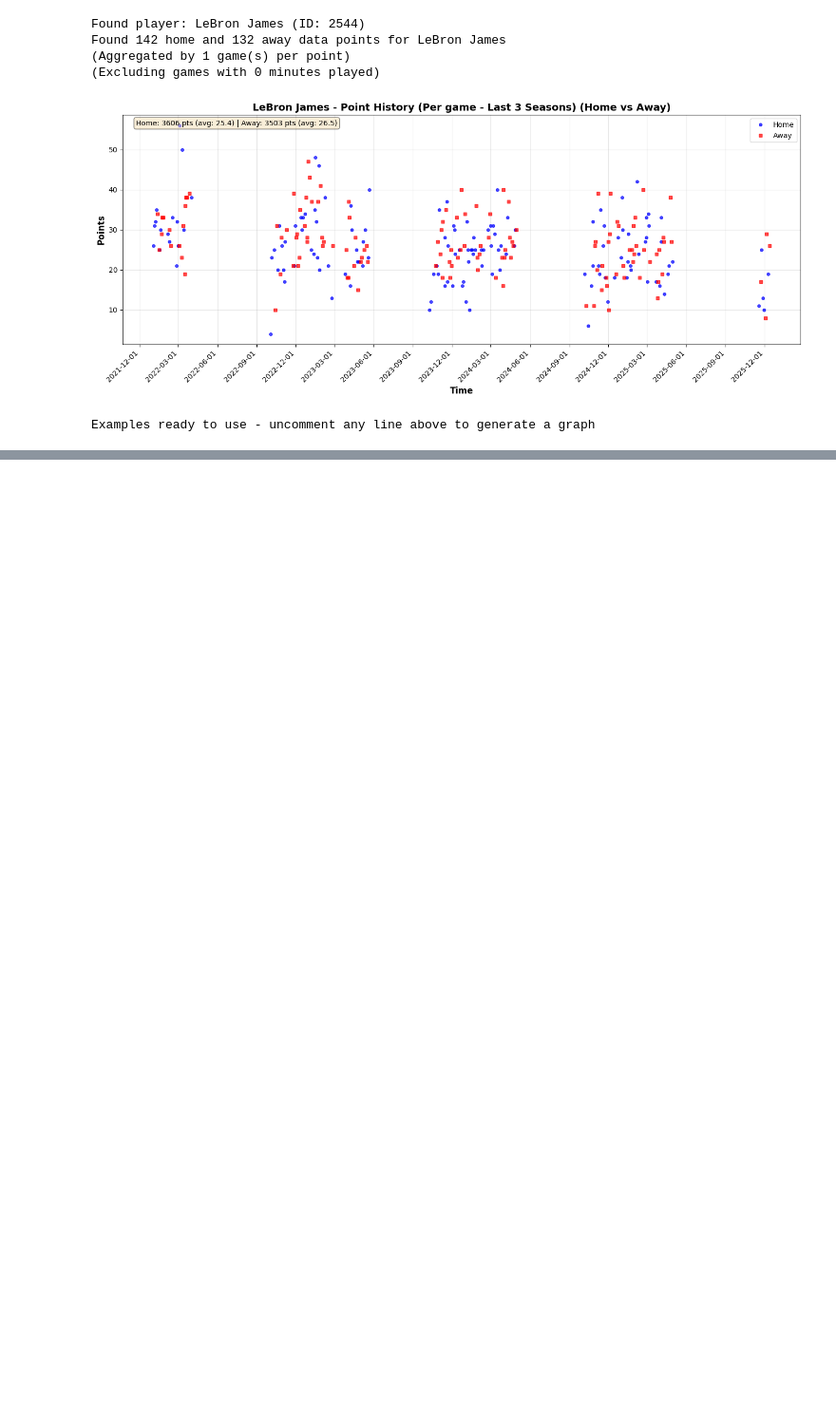
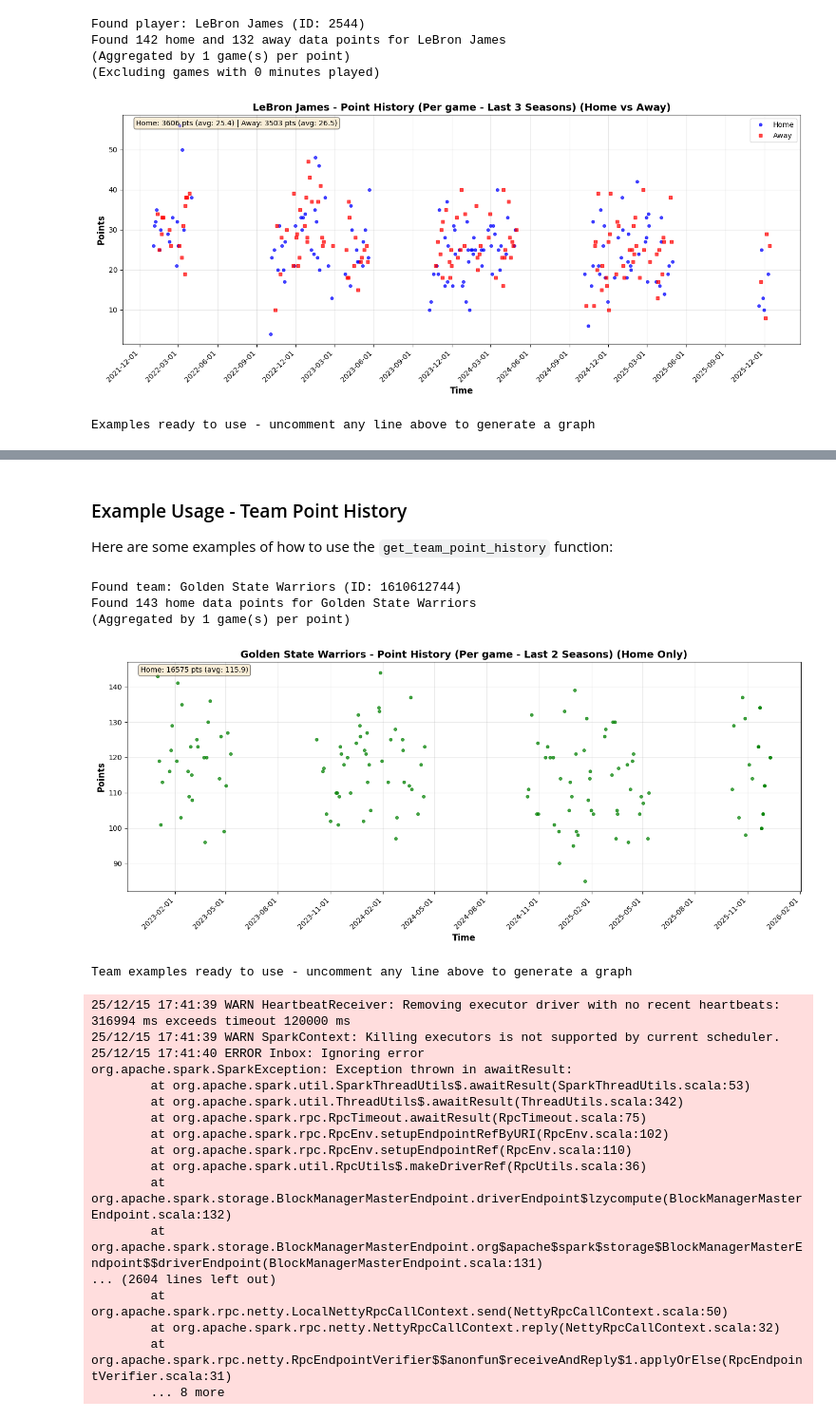
Before and after one commit to AdrianGri/nba-mcp, a Jupyter notebook: nba_spark_analysis.ipynb, the cells around one changed output, grey strips where cells are left out. Shown at 95% size. Cells and saved outputs as stored; diff of their text form; code cells hidden in the pictures; blank space fills up the shorter version.

Commit message:
team analysis

```diff
--- a/nba_spark_analysis.ipynb
+++ b/nba_spark_analysis.ipynb
@@ -531,0 +722,45 @@ Examples ready to use - uncomment any line above to generate a graph
+# %% [markdown]
+### Example Usage - Team Point History
+
+Here are some examples of how to use the `get_team_point_history` function:
+# %%
+# Example 1: Show both home and away games for Lakers
+# get_team_point_history("Lakers", 3, games_per_point=1, show_home=True, show_away=True)
+
+# Example 2: Show only home games for Warriors
+get_team_point_history("Warriors", 2, games_per_point=1, show_home=True, show_away=False)
+
+# Example 3: Show only away games for Celtics
+# get_team_point_history("Celtics", 1, games_per_point=1, show_home=False, show_away=True)
+
+# Example 4: Sum of 5 games, home only for Bucks
+# get_team_point_history("Bucks", 5, games_per_point=5, show_home=True, show_away=False)
+
+# Example 5: Sum of 10 games for Heat
+# get_team_point_history("Heat", 10, games_per_point=10, show_home=True, show_away=True)
+
+# Uncomment any example above to run it
+print("Team examples ready to use - uncomment any line above to generate a graph")
+# %% [output]
+Found team: Golden State Warriors (ID: 1610612744)
+Found 143 home data points for Golden State Warriors
+(Aggregated by 1 game(s) per point)
+[figure, added]
+Team examples ready to use - uncomment any line above to generate a graph
+25/12/15 17:41:39 WARN HeartbeatReceiver: Removing executor driver with no recent heartbeats: 316994 ms exceeds timeout 120000 ms
+25/12/15 17:41:39 WARN SparkContext: Killing executors is not supported by current scheduler.
+25/12/15 17:41:40 ERROR Inbox: Ignoring error
+org.apache.spark.SparkException: Exception thrown in awaitResult:
+        at org.apache.spark.util.SparkThreadUtils$.awaitResult(SparkThreadUtils.scala:53)
+        at org.apache.spark.util.ThreadUtils$.awaitResult(ThreadUtils.scala:342)
+        at org.apache.spark.rpc.RpcTimeout.awaitResult(RpcTimeout.scala:75)
+        at org.apache.spark.rpc.RpcEnv.setupEndpointRefByURI(RpcEnv.scala:102)
+        at org.apache.spark.rpc.RpcEnv.setupEndpointRef(RpcEnv.scala:110)
+        at org.apache.spark.util.RpcUtils$.makeDriverRef(RpcUtils.scala:36)
+        at org.apache.spark.storage.BlockManagerMasterEndpoint.driverEndpoint$lzycompute(BlockManagerMasterEndpoint.scala:132)
+        at org.apache.spark.storage.BlockManagerMasterEndpoint.org$apache$spark$storage$BlockManagerMasterEndpoint$$driverEndpoint(BlockManagerMasterEndpoint.scala:131)
+... (2604 lines left out)
+        at org.apache.spark.rpc.netty.LocalNettyRpcCallContext.send(NettyRpcCallContext.scala:50)
+        at org.apache.spark.rpc.netty.NettyRpcCallContext.reply(NettyRpcCallContext.scala:32)
+        at org.apache.spark.rpc.netty.RpcEndpointVerifier$$anonfun$receiveAndReply$1.applyOrElse(RpcEndpointVerifier.scala:31)
+        ... 8 more
```
Also changed, not shown: parts of 7 cells of this notebook.
